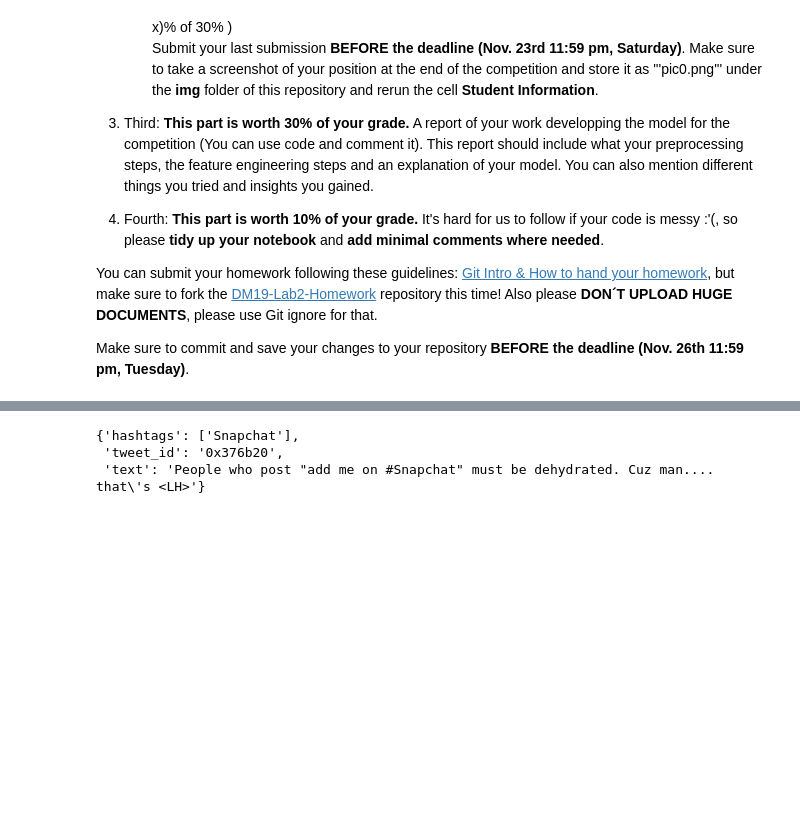
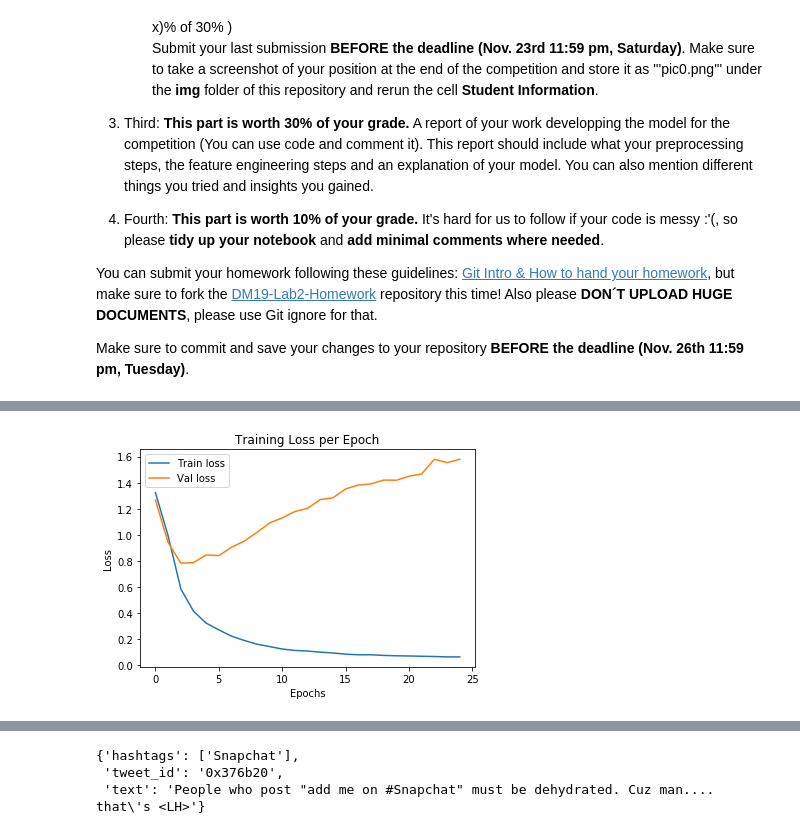
Before and after one commit to kevin810323/DM19-Lab2-Homework, a Jupyter notebook: DM19-Lab2-Homework.ipynb, the cells around one changed output, grey strips where cells are left out. Cells and saved outputs as stored; diff of their text form; code cells hidden in the pictures; blank space fills up the shorter version.

```diff
--- a/DM19-Lab2-Homework.ipynb
+++ b/DM19-Lab2-Homework.ipynb
@@ -39,0 +382,12 @@ Make sure to commit and save your changes to your repository __BEFORE the deadli
+# %%
+# Plot Traing Loss
+plt.plot(training_log.index, training_log.loss, label='Train loss')
+plt.plot(training_log.index, training_log.val_loss, label='Val loss')
+plt.xlabel('Epochs')
+plt.ylabel('Loss')
+plt.title('Training Loss per Epoch')
+plt.legend()
+
+plt.show()
+# %% [output]
+[figure, added]
```
Also changed, not shown: parts of 73 cells of this notebook.
